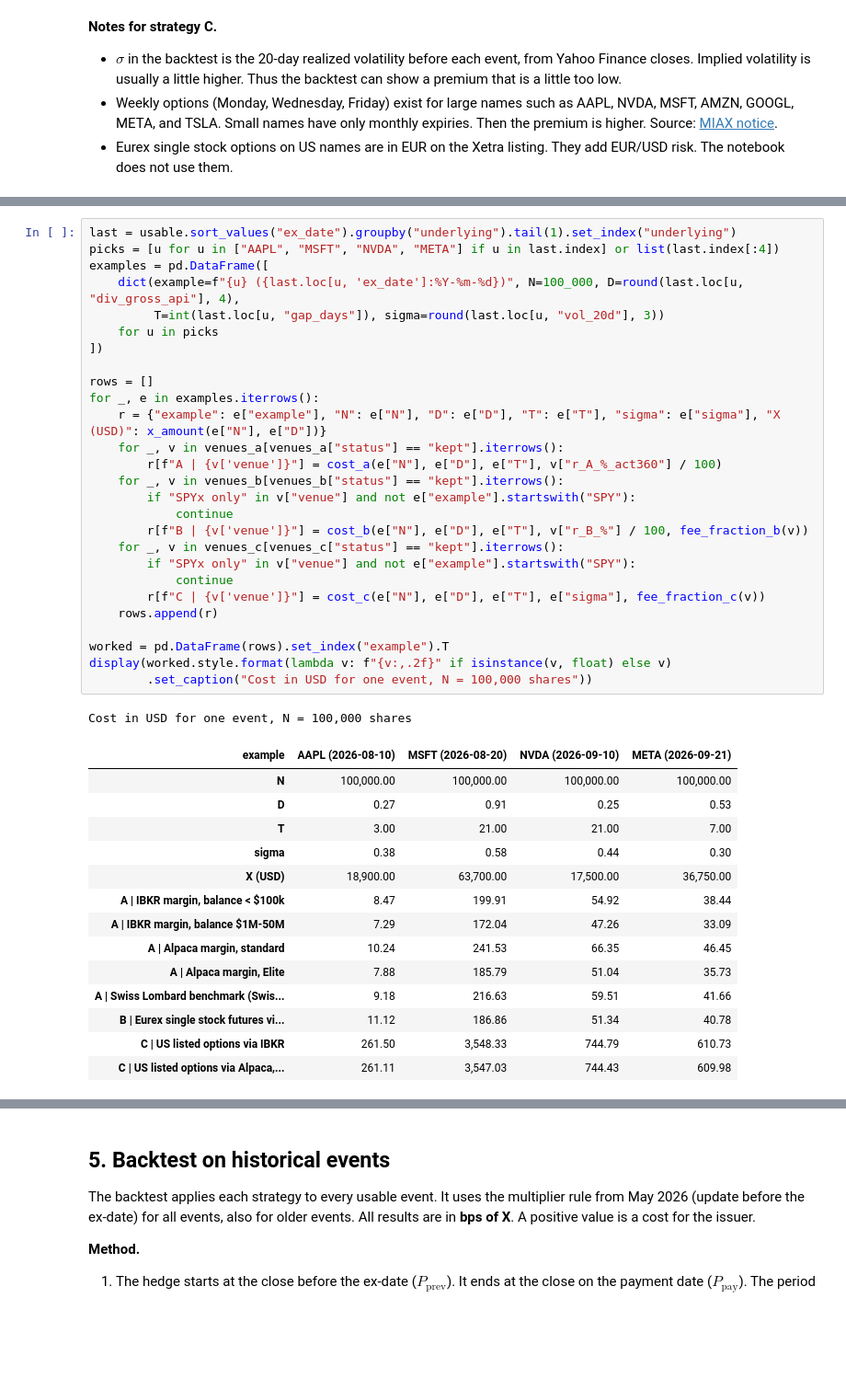
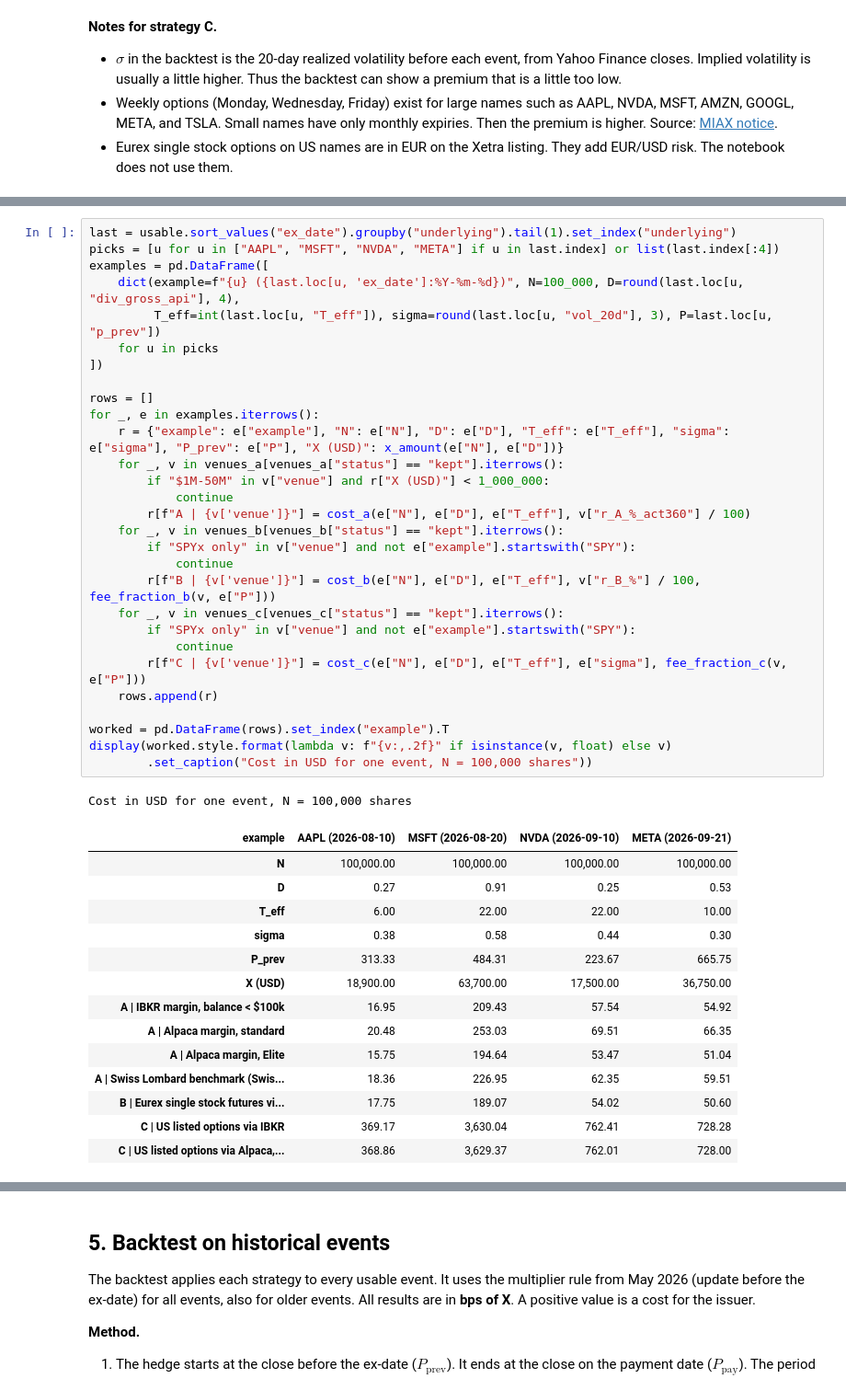
Before and after one commit to Robert29000/xstocks-hedge-research, a Jupyter notebook: hedge_research.ipynb, the cells around one changed output, grey strips where cells are left out. Shown at 92% size. Drawn from its saved outputs; the diff is of its cells as text; blank space fills up the shorter version.

```diff
--- a/hedge_research.ipynb
+++ b/hedge_research.ipynb
@@ -508,44 +508,46 @@ The examples use the last event of four xStocks in the data ($D$, $T$, and $\sig
 # %%
 last = usable.sort_values("ex_date").groupby("underlying").tail(1).set_index("underlying")
 picks = [u for u in ["AAPL", "MSFT", "NVDA", "META"] if u in last.index] or list(last.index[:4])
 examples = pd.DataFrame([
     dict(example=f"{u} ({last.loc[u, 'ex_date']:%Y-%m-%d})", N=100_000, D=round(last.loc[u, "div_gross_api"], 4),
-         T=int(last.loc[u, "gap_days"]), sigma=round(last.loc[u, "vol_20d"], 3))
+         T_eff=int(last.loc[u, "T_eff"]), sigma=round(last.loc[u, "vol_20d"], 3), P=last.loc[u, "p_prev"])
     for u in picks
 ])
 
 rows = []
 for _, e in examples.iterrows():
-    r = {"example": e["example"], "N": e["N"], "D": e["D"], "T": e["T"], "sigma": e["sigma"], "X (USD)": x_amount(e["N"], e["D"])}
+    r = {"example": e["example"], "N": e["N"], "D": e["D"], "T_eff": e["T_eff"], "sigma": e["sigma"], "P_prev": e["P"], "X (USD)": x_amount(e["N"], e["D"])}
     for _, v in venues_a[venues_a["status"] == "kept"].iterrows():
-        r[f"A | {v['venue']}"] = cost_a(e["N"], e["D"], e["T"], v["r_A_%_act360"] / 100)
+        if "$1M-50M" in v["venue"] and r["X (USD)"] < 1_000_000:
+            continue
+        r[f"A | {v['venue']}"] = cost_a(e["N"], e["D"], e["T_eff"], v["r_A_%_act360"] / 100)
     for _, v in venues_b[venues_b["status"] == "kept"].iterrows():
         if "SPYx only" in v["venue"] and not e["example"].startswith("SPY"):
             continue
-        r[f"B | {v['venue']}"] = cost_b(e["N"], e["D"], e["T"], v["r_B_%"] / 100, fee_fraction_b(v))
+        r[f"B | {v['venue']}"] = cost_b(e["N"], e["D"], e["T_eff"], v["r_B_%"] / 100, fee_fraction_b(v, e["P"]))
     for _, v in venues_c[venues_c["status"] == "kept"].iterrows():
         if "SPYx only" in v["venue"] and not e["example"].startswith("SPY"):
             continue
-        r[f"C | {v['venue']}"] = cost_c(e["N"], e["D"], e["T"], e["sigma"], fee_fraction_c(v))
+        r[f"C | {v['venue']}"] = cost_c(e["N"], e["D"], e["T_eff"], e["sigma"], fee_fraction_c(v, e["P"]))
     rows.append(r)
 
 worked = pd.DataFrame(rows).set_index("example").T
 display(worked.style.format(lambda v: f"{v:,.2f}" if isinstance(v, float) else v)
         .set_caption("Cost in USD for one event, N = 100,000 shares"))
 # %% [output]
 Cost in USD for one event, N = 100,000 shares
 | example | AAPL (2026-08-10) | MSFT (2026-08-20) | NVDA (2026-09-10) | META (2026-09-21) |
 | N | 100,000.00 | 100,000.00 | 100,000.00 | 100,000.00 |
 | D | 0.27 | 0.91 | 0.25 | 0.53 |
-| T | 3.00 | 21.00 | 21.00 | 7.00 |
+| T_eff | 6.00 | 22.00 | 22.00 | 10.00 |
 | sigma | 0.38 | 0.58 | 0.44 | 0.30 |
+| P_prev | 313.33 | 484.31 | 223.67 | 665.75 |
 | X (USD) | 18,900.00 | 63,700.00 | 17,500.00 | 36,750.00 |
-| A | IBKR margin, balance < $100k | 8.47 | 199.91 | 54.92 | 38.44 |
-| A | IBKR margin, balance $1M-50M | 7.29 | 172.04 | 47.26 | 33.09 |
-| A | Alpaca margin, standard | 10.24 | 241.53 | 66.35 | 46.45 |
-| A | Alpaca margin, Elite | 7.88 | 185.79 | 51.04 | 35.73 |
-| A | Swiss Lombard benchmark (Swis... | 9.18 | 216.63 | 59.51 | 41.66 |
-| B | Eurex single stock futures vi... | 11.12 | 186.86 | 51.34 | 40.78 |
-| C | US listed options via IBKR | 261.50 | 3,548.33 | 744.79 | 610.73 |
-| C | US listed options via Alpaca,... | 261.11 | 3,547.03 | 744.43 | 609.98 |
+| A | IBKR margin, balance < $100k | 16.95 | 209.43 | 57.54 | 54.92 |
+| A | Alpaca margin, standard | 20.48 | 253.03 | 69.51 | 66.35 |
+| A | Alpaca margin, Elite | 15.75 | 194.64 | 53.47 | 51.04 |
+| A | Swiss Lombard benchmark (Swis... | 18.36 | 226.95 | 62.35 | 59.51 |
+| B | Eurex single stock futures vi... | 17.75 | 189.07 | 54.02 | 50.60 |
+| C | US listed options via IBKR | 369.17 | 3,630.04 | 762.41 | 728.28 |
+| C | US listed options via Alpaca,... | 368.86 | 3,629.37 | 762.01 | 728.00 |
 # %% [markdown]
```
Also changed, not shown: parts of 2 cells of this notebook.
